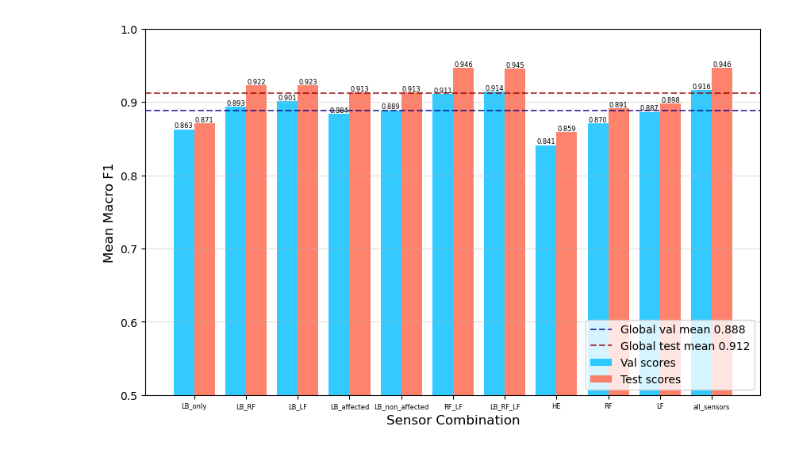
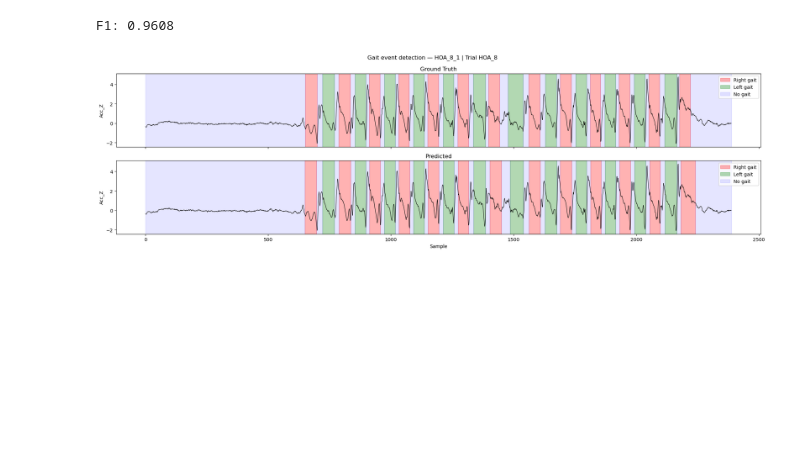
Before and after one commit to EnekoIsturitzSesma/GAIT-Analysis, a Jupyter notebook: notebooks/pruebas.ipynb, the cells around one changed output. Cells and saved outputs as stored; diff of their text form; code cells hidden in the pictures; blank space fills up the shorter version.

Commit message:
trial prediction fix

```diff
--- a/notebooks/pruebas.ipynb
+++ b/notebooks/pruebas.ipynb
@@ -7,33 +17,0 @@ from pathlib import Path
-# %%
-results = pd.read_csv('results/model_scores.csv')
-
-val_scores = results['f1_val']
-test_scores = results['f1_test']
-model_names = results['model'].str[11:]
-
-barwidth = 0.4
-br1 = np.arange(len(val_scores))
-br2 = [x + barwidth for x in br1]
-
-fig = plt.figure(figsize=(10,6))
-
-bar_val = plt.bar(br1, val_scores, width=barwidth, color='deepskyblue', alpha=0.8, label='Val scores')
-bar_test = plt.bar(br2, test_scores, width=barwidth, color='tomato', alpha=0.8, label='Test scores')
-plt.bar_label(bar_val, fmt='%.3f', fontsize=6)
-plt.bar_label(bar_test, fmt='%.3f', fontsize=6)
-
-global_mean_val = val_scores.mean()
-global_mean_test = test_scores.mean()
-
-plt.axhline(global_mean_val, color='darkblue', linestyle='--', alpha=0.7, label=f'Global val mean {global_mean_val:.3f}')
-plt.axhline(global_mean_test, color='darkred', linestyle='--', alpha=0.7, label=f'Global test mean {global_mean_test:.3f}')
-
-plt.ylim(0.5, 1)
-plt.ylabel('Mean Macro F1', fontsize=12)
-plt.xlabel('Sensor Combination', fontsize=12)
-plt.xticks([r + barwidth / 2 for r in range(len(val_scores))], model_names, fontsize = 6)
-plt.legend(loc = 'lower right')
-plt.grid(axis='y', alpha=0.4)
-plt.show()
-# %% [output]
-[figure, removed]
@@ -39,0 +37,40 @@ plt.show()
+# %%
+with open(Path(ckpt_path) / 'best_model_cnn_bilstm_LB_only' / 'summary.json') as f:
+        res = json.load(f)
+
+test_subjs = res['test_subjects']
+
+best = 'HOA_8_1'
+worst = 'ACL_5_1'
+
+base_path = '../datasets/GAIT_signals/dataset/data'
+# %%
+y_pred, y_true, signal = predict_trial(
+    base_path   = base_path,
+    trial_name  = best,
+    subject     = best[:-2],
+    model_name  = "cnnbilstm",
+    process     = "free_raw",
+    sensors     = ["LB"],
+    window_size = 200,
+    stride      = 50,
+    out_dir     = f'{ckpt_path}/best_model_cnn_bilstm_LB_only'
+)
+
+print(f"F1: {f1_score(y_true, y_pred, average='macro'):.4f}")
+# %% [output]
+F1: 0.9608
+# %%
+plot_gait_detection(
+    y_true,
+    y_pred,
+    best,
+    base_path + f"/ortho/HOA/HOA_6/HOA_6_1",
+    title_base=f'Gait event detection — {best} | Trial {best[:-2]}',
+    sensor='LB',
+    signal_channel='Acc_Z',
+    process='free_raw',
+    signal=signal
+)
+# %% [output]
+[figure, added]
```
Also changed, not shown: parts of 4 cells of this notebook, 4 other files.
